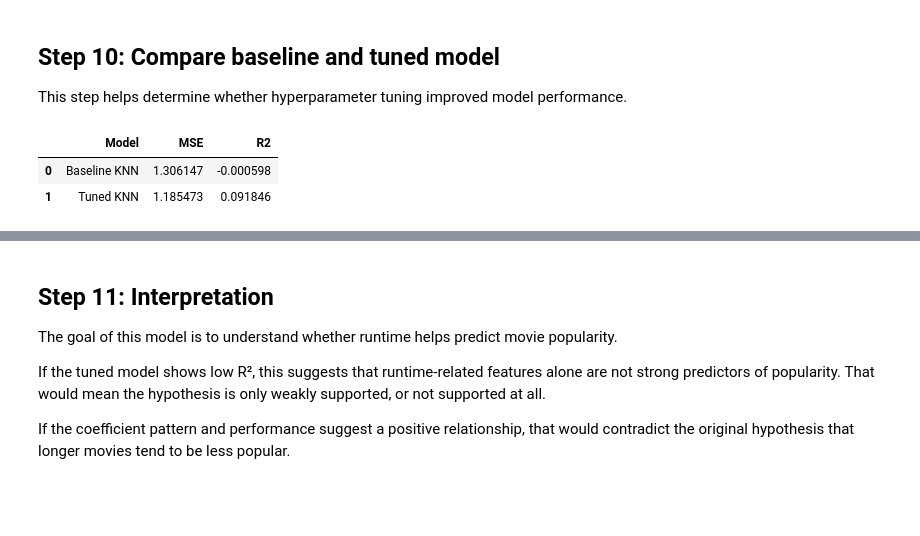
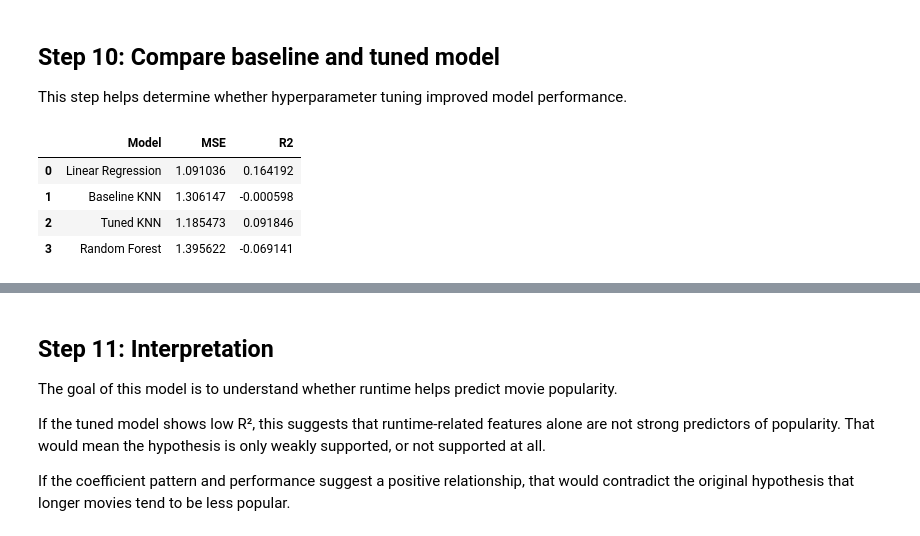
Before and after one commit to franciscandradegit/New-Block-Buster, a Jupyter notebook: notebooks/Goncalo_ML_Model.ipynb, the cells around one changed output, grey strips where cells are left out. Saved outputs shown, nothing was run; the diff lists cells and outputs as text; code cells hidden in the pictures; blank space fills up the shorter version.

```diff
--- a/notebooks/Goncalo_ML_Model.ipynb
+++ b/notebooks/Goncalo_ML_Model.ipynb
@@ -115,3 +115,19 @@ scaler = StandardScaler()
 
 X_train_scaled = scaler.fit_transform(X_train)
 X_test_scaled = scaler.transform(X_test)
+# %%
+# --- Linear Regression (Baseline Model) ---
+
+from sklearn.linear_model import LinearRegression
+from sklearn.metrics import mean_squared_error, r2_score
+
+lr = LinearRegression()
+lr.fit(X_train_scaled, y_train)
+
+y_pred_lr = lr.predict(X_test_scaled)
+
+mse_lr = mean_squared_error(y_test, y_pred_lr)
+r2_lr = r2_score(y_test, y_pred_lr)
+
+print(f"Linear Regression MSE: {mse_lr:.3f}")
+print(f"Linear Regression R2: {r2_lr:.3f}")
@@ -205,0 +229,19 @@ R2: 0.09184647080655894
+# %%
+from sklearn.ensemble import RandomForestRegressor
+from sklearn.metrics import mean_squared_error, r2_score
+
+# Initialize model
+rf = RandomForestRegressor(random_state=42)
+
+# Train model
+rf.fit(X_train_scaled, y_train)
+
+# Predictions
+y_pred_rf = rf.predict(X_test_scaled)
+
+# Evaluation
+mse_rf = mean_squared_error(y_test, y_pred_rf)
+r2_rf = r2_score(y_test, y_pred_rf)
+
+print(f"Random Forest MSE: {mse_rf:.3f}")
+print(f"Random Forest R2: {r2_rf:.3f}")
@@ -209,13 +280,15 @@ R2: 0.09184647080655894
 This step helps determine whether hyperparameter tuning improved model performance.
 # %%
 comparison = pd.DataFrame({
-    'Model': ['Baseline KNN', 'Tuned KNN'],
-    'MSE': [baseline_mse, tuned_mse],
-    'R2': [baseline_r2, tuned_r2]
+    'Model': ['Linear Regression', 'Baseline KNN', 'Tuned KNN', 'Random Forest'],
+    'MSE': [mse_lr, baseline_mse, tuned_mse, mse_rf],
+    'R2': [r2_lr, baseline_r2, tuned_r2, r2_rf]
 })
 
 comparison
 # %% [output]
 |  | Model | MSE | R2 |
-| 0 | Baseline KNN | 1.306147 | -0.000598 |
-| 1 | Tuned KNN | 1.185473 | 0.091846 |
+| 0 | Linear Regression | 1.091036 | 0.164192 |
+| 1 | Baseline KNN | 1.306147 | -0.000598 |
+| 2 | Tuned KNN | 1.185473 | 0.091846 |
+| 3 | Random Forest | 1.395622 | -0.069141 |
```
Also changed, not shown: parts of 9 cells of this notebook, 2 other files.
